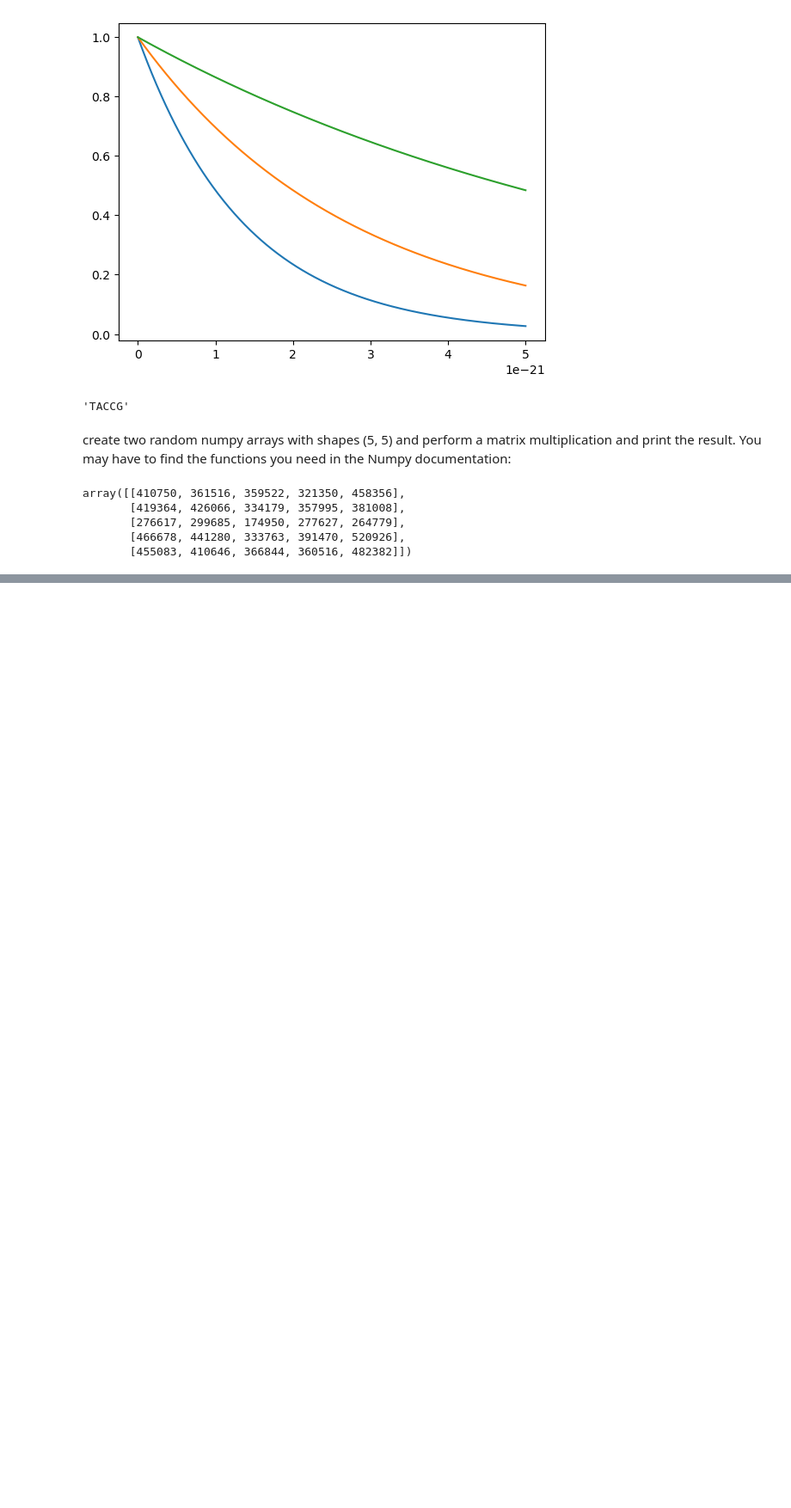
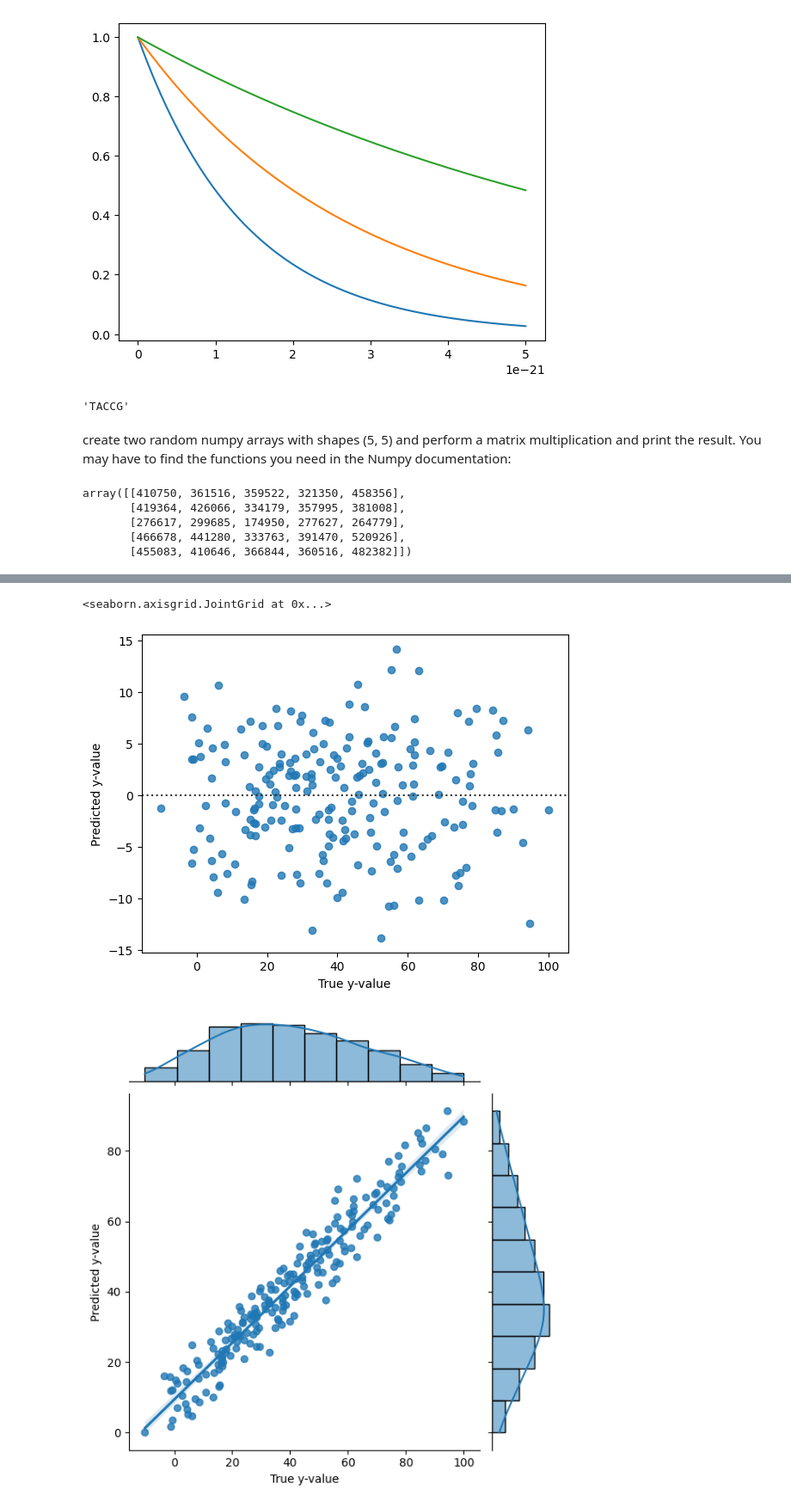
Before and after one commit to rebeckakarras/projekt2, a Jupyter notebook: Untitled-1.ipynb, the cells around one changed output, grey strips where cells are left out. Shown: that part at 86% size. Drawn from its saved outputs; the diff is of its cells as text; code cells hidden in the pictures; blank space fills up the shorter version.

```diff
--- a/Untitled-1.ipynb
+++ b/Untitled-1.ipynb
@@ -243,0 +298,7 @@ array([[410750, 361516, 359522, 321350, 458356],
+# %%
+sns.residplot(x='True y-value', y='Predicted y-value',data=df);
+sns.jointplot(x='True y-value', y='Predicted y-value',data=df, kind='reg')  # kind options: 'kde', 'reg', 'hist', 'hex'
+# %% [output]
+<seaborn.axisgrid.JointGrid at 0x...>
+[figure, added]
+[figure, added]
```
Also changed, not shown: parts of 3 cells of this notebook, 4 other files.
